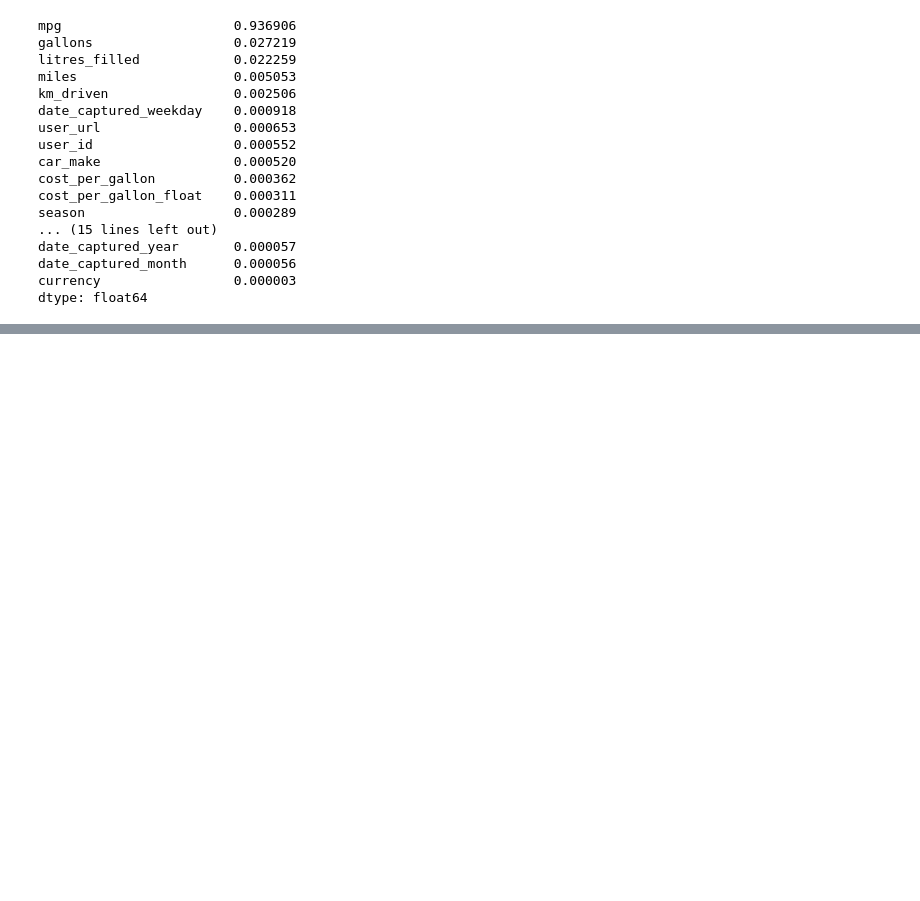
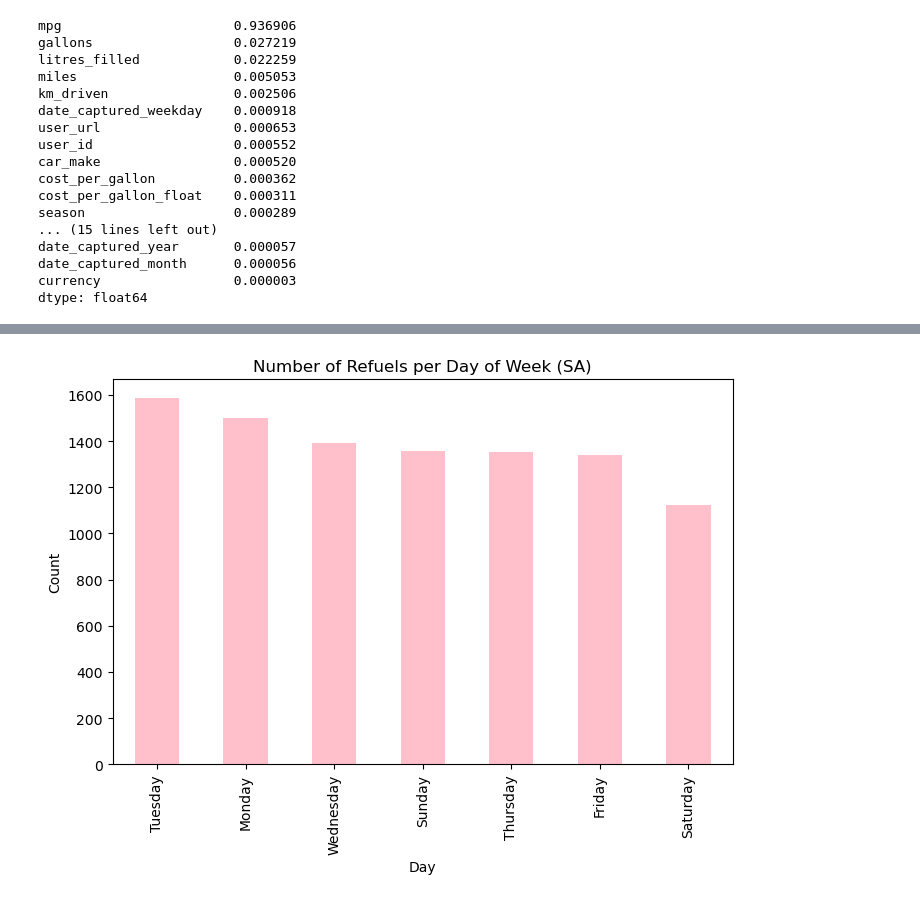
Before and after one commit to IDVE-PROJECT-01/Assignment-1, a Jupyter notebook: notebook.ipynb, the cells around one changed output, grey strips where cells are left out. Saved outputs shown, nothing was run; the diff lists cells and outputs as text; code cells hidden in the pictures; blank space fills up the shorter version.

```diff
--- a/notebook.ipynb
+++ b/notebook.ipynb
@@ -771,0 +818,15 @@ dtype: float64
+# %%
+# 4.3.3
+
+sa_df["day_of_week"] = sa_df["date_fueled"].dt.day_name()
+
+tuesday_counts = sa_df["day_of_week"].value_counts()
+
+plt.figure(figsize=(8,5))
+tuesday_counts.plot(kind="bar", color="pink")
+plt.title("Number of Refuels per Day of Week (SA)")
+plt.ylabel("Count")
+plt.xlabel("Day")
+plt.show()
+# %% [output]
+[figure, added]
```
Also changed, not shown: parts of 8 cells of this notebook.
